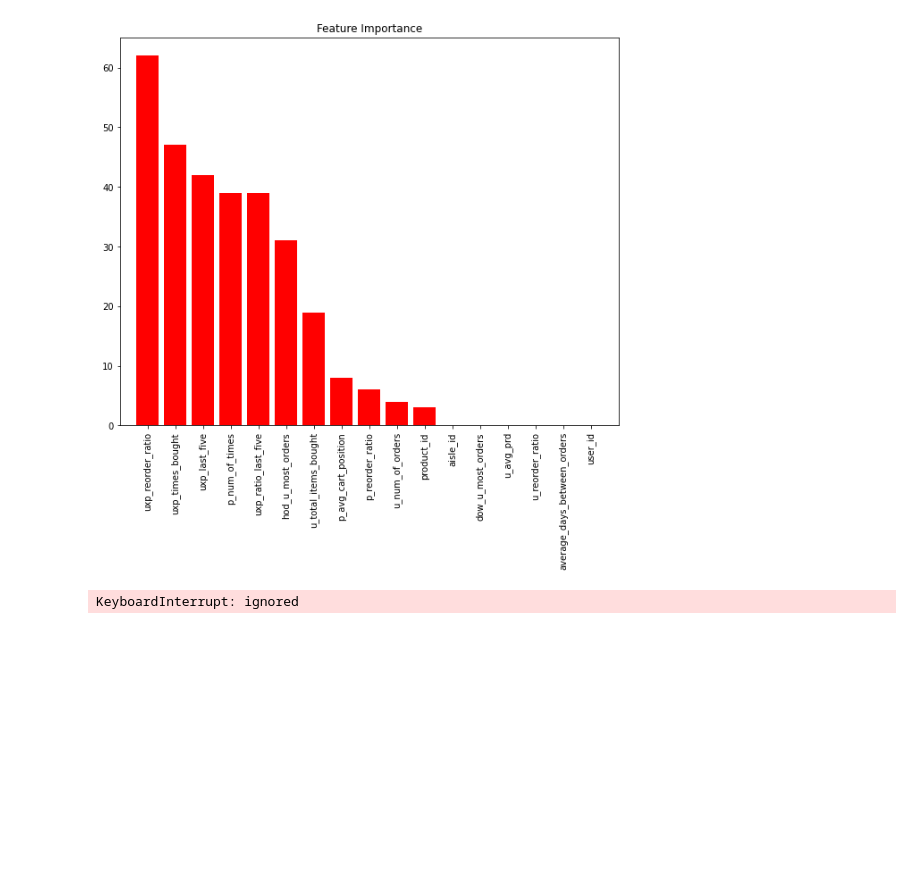
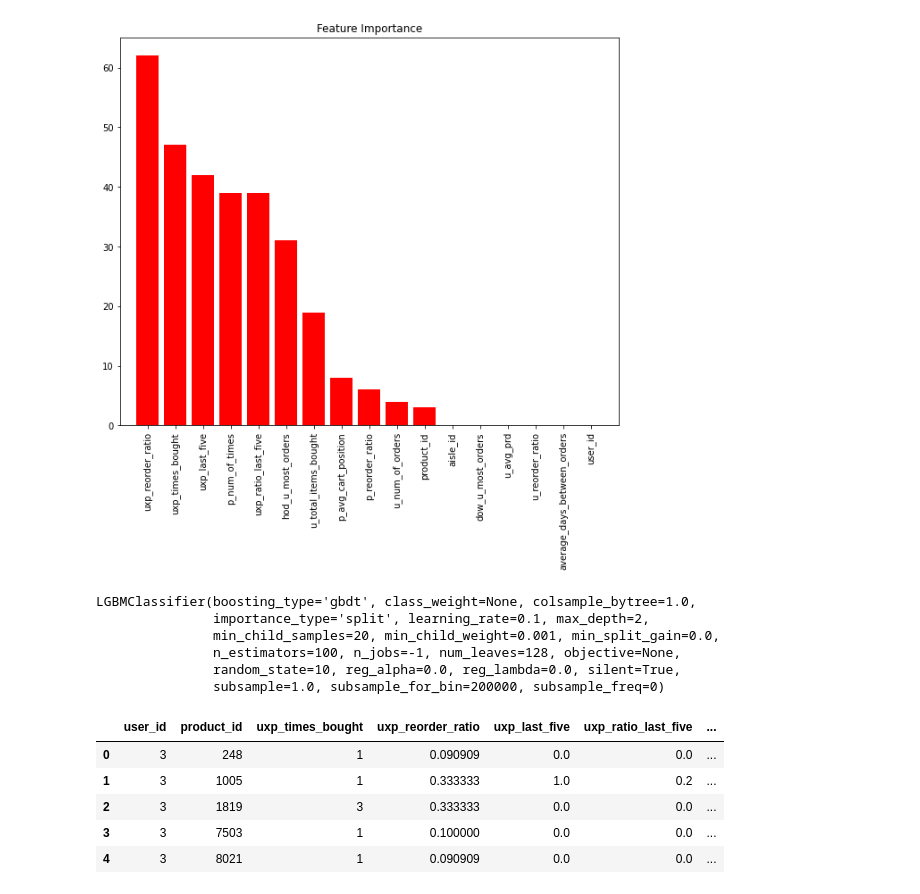
Before and after one commit to shitizz24/Grocery-Recommender, a Jupyter notebook: Notebooks/LGBM.ipynb, the cells around one changed output. Saved outputs shown, nothing was run; the diff lists cells and outputs as text; code cells hidden in the pictures; blank space fills up the shorter version.

```diff
--- a/Notebooks/LGBM.ipynb
+++ b/Notebooks/LGBM.ipynb
@@ -138,6 +97,23 @@ plot_feature_importances(clf, feature_names=data_test.columns, x_tick_rotation=9
 [figure]
 # %%
 # Entire Data
-# clf.fit(data_train.drop(['reordered', 'uxp_ratio_last_five'], axis=1), data_train.reordered)
+clf.fit(data_train.drop(['reordered', 'uxp_ratio_last_five'], axis=1), data_train.reordered)
 # %% [output]
-KeyboardInterrupt: ignored
+LGBMClassifier(boosting_type='gbdt', class_weight=None, colsample_bytree=1.0,
+               importance_type='split', learning_rate=0.1, max_depth=2,
+               min_child_samples=20, min_child_weight=0.001, min_split_gain=0.0,
+               n_estimators=100, n_jobs=-1, num_leaves=128, objective=None,
+               random_state=10, reg_alpha=0.0, reg_lambda=0.0, silent=True,
+               subsample=1.0, subsample_for_bin=200000, subsample_freq=0)
+# %%
+y_pred_test = (clf.predict_proba(data_test.drop('uxp_ratio_last_five', axis=1))[:, 1] >= 0.21).astype('int')
+# %%
+data_test['prediction'] = y_pred_test
+data_test.head()
+# %% [output]
+|  | user_id | product_id | uxp_times_bought | uxp_reorder_ratio | uxp_last_five | uxp_ratio_last_five | ... |
+| 0 | 3 | 248 | 1 | 0.090909 | 0.0 | 0.0 | ... |
+| 1 | 3 | 1005 | 1 | 0.333333 | 1.0 | 0.2 | ... |
+| 2 | 3 | 1819 | 3 | 0.333333 | 0.0 | 0.0 | ... |
+| 3 | 3 | 7503 | 1 | 0.100000 | 0.0 | 0.0 | ... |
+| 4 | 3 | 8021 | 1 | 0.090909 | 0.0 | 0.0 | ... |
```
Also changed, not shown: parts of 15 cells of this notebook.
